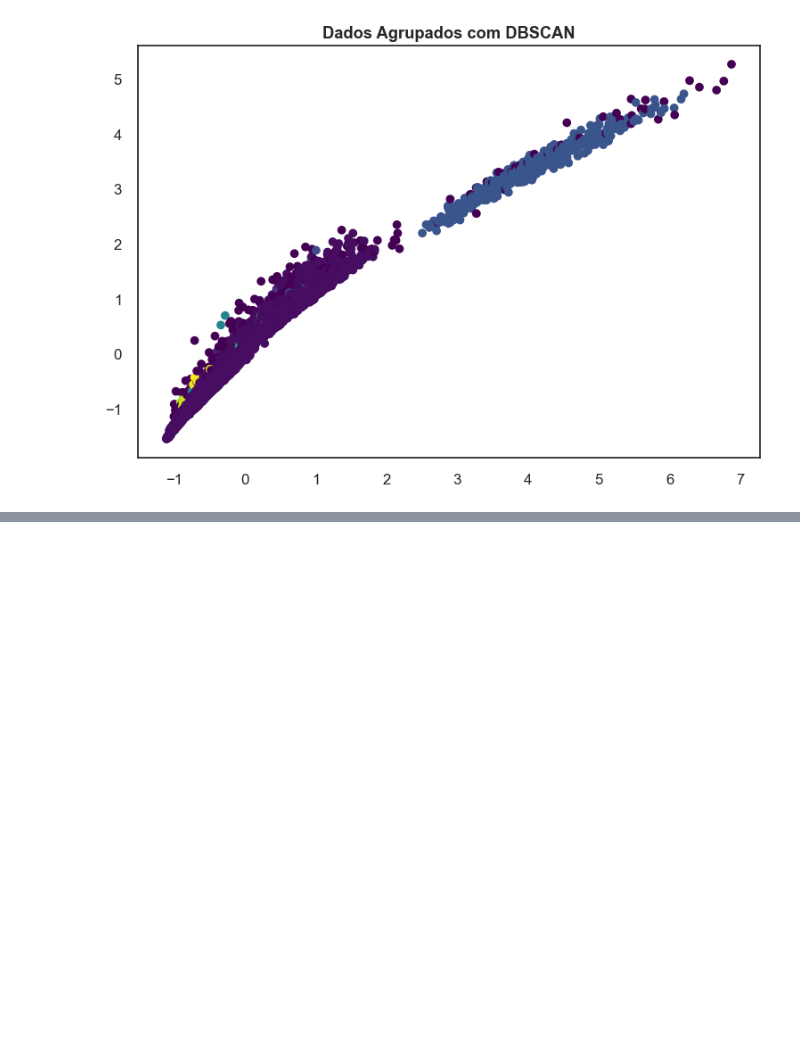
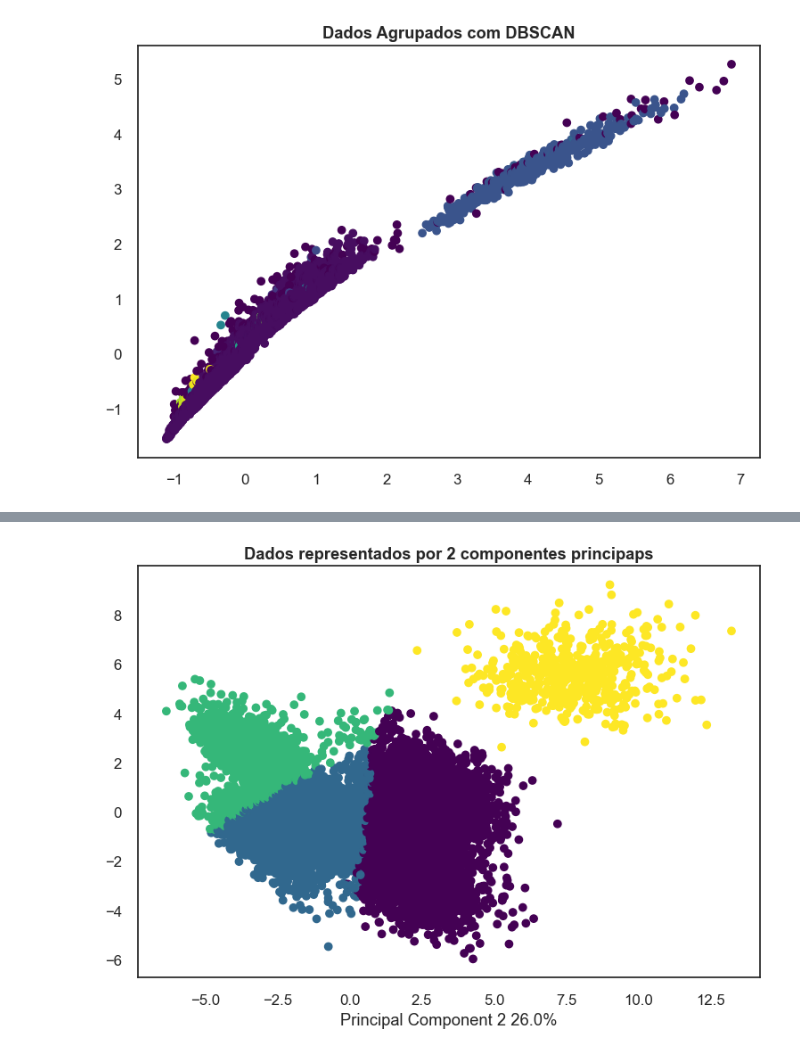
Before and after one commit to HiagoW/Alura-DataScience-Challenge, a Jupyter notebook: week_3/Non supervised learning.ipynb, the cells around one changed output, grey strips where cells are left out. Saved outputs shown, nothing was run; the diff lists cells and outputs as text; code cells hidden in the pictures; blank space fills up the shorter version.

```diff
--- a/week_3/Non supervised learning.ipynb
+++ b/week_3/Non supervised learning.ipynb
@@ -400,0 +463,14 @@ plt.show()
+# %%
+kmeans_dados_pca = KMeans(n_clusters=4, random_state=42)
+rotulos_kmeans_pca = kmeans_dados_pca.fit_predict(pca_dados_2)
+# %%
+sns.set(style='white', rc={'figure.figsize':(9,6)},font_scale=1.1)
+
+plt.scatter(x=pca_dados_2[:,0], y=pca_dados_2[:,1], c=rotulos_kmeans_pca, cmap='viridis')
+plt.xlabel(f'Principal Component 1 {varianca_explicada[0]}%')
+plt.xlabel(f'Principal Component 2 {varianca_explicada[1]}%')
+plt.title('Dados representados por 2 componentes principaps', fontweight='bold')
+
+plt.show()
+# %% [output]
+[figure, added]
```
Also changed, not shown: parts of 13 cells of this notebook.
